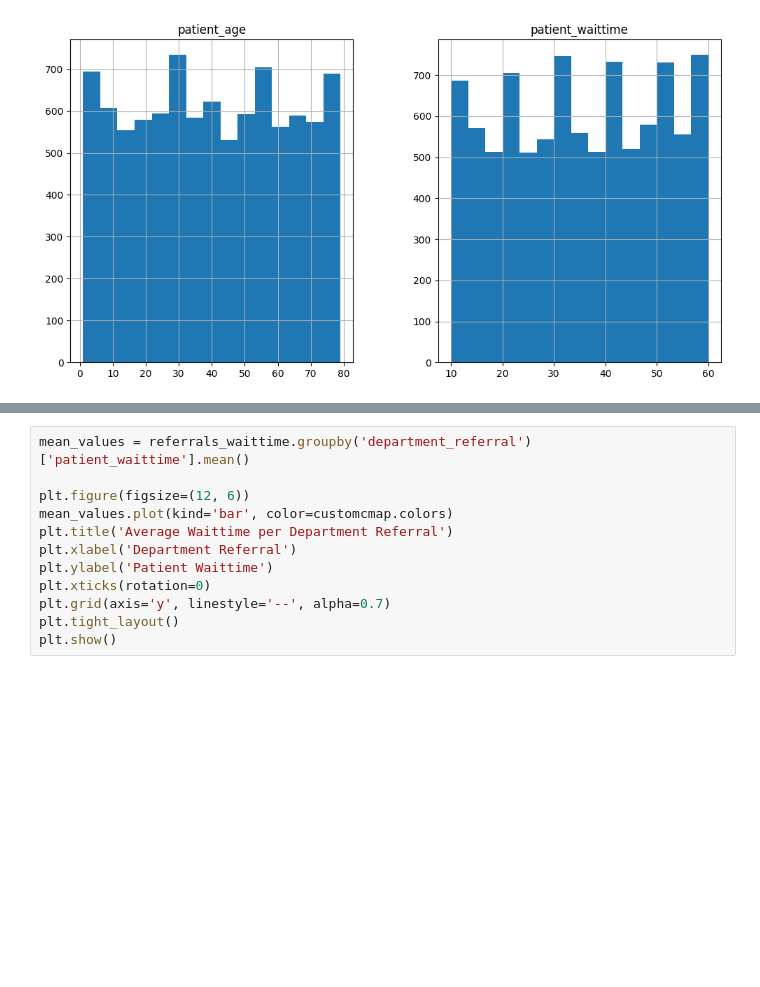
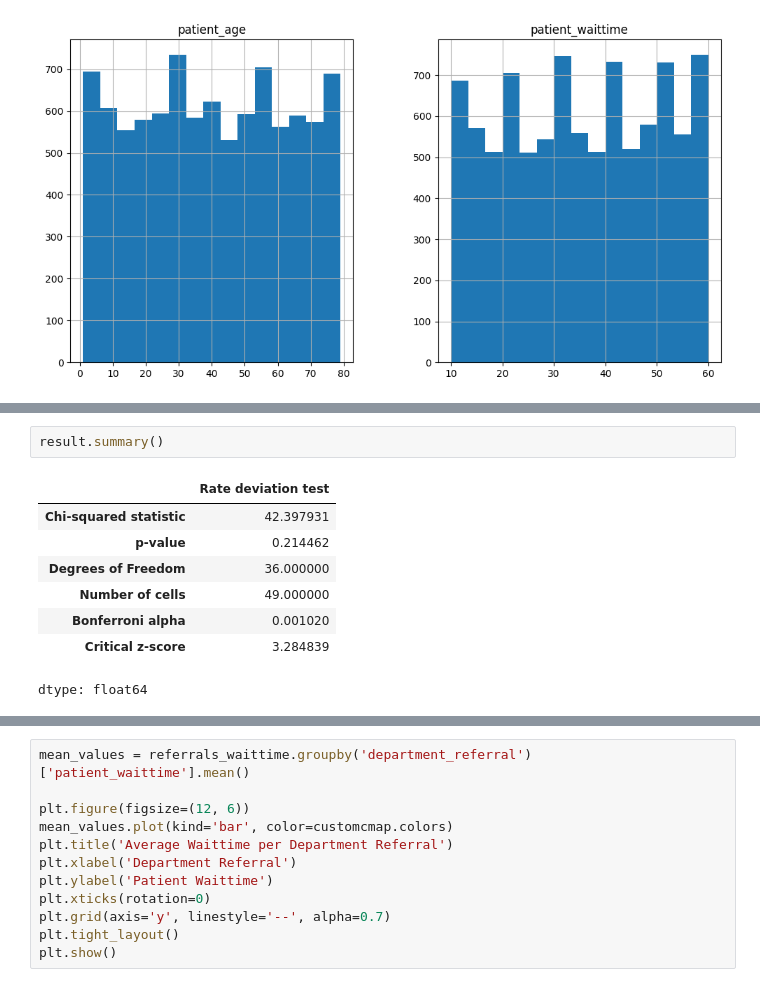
Before and after one commit to Mikayla-ds2/surge-sense, a Jupyter notebook: eda+viz.ipynb, the cells around one changed output, grey strips where cells are left out. Drawn from its saved outputs; the diff is of its cells as text; blank space fills up the shorter version.

```diff
--- a/eda+viz.ipynb
+++ b/eda+viz.ipynb
@@ -159 +174,12 @@ Name: proportion, dtype: float64, chi2_statistic=np.float64(34.379315290195535),
+# %%
+result.summary()
+# %% [output]
+|  | Rate deviation test |
+| Chi-squared statistic | 42.397931 |
+| p-value | 0.214462 |
+| Degrees of Freedom | 36.000000 |
+| Number of cells | 49.000000 |
+| Bonferroni alpha | 0.001020 |
+| Critical z-score | 3.284839 |
+dtype: float64
 # %%
```
Also changed, not shown: parts of 38 cells of this notebook, 2 other files.
